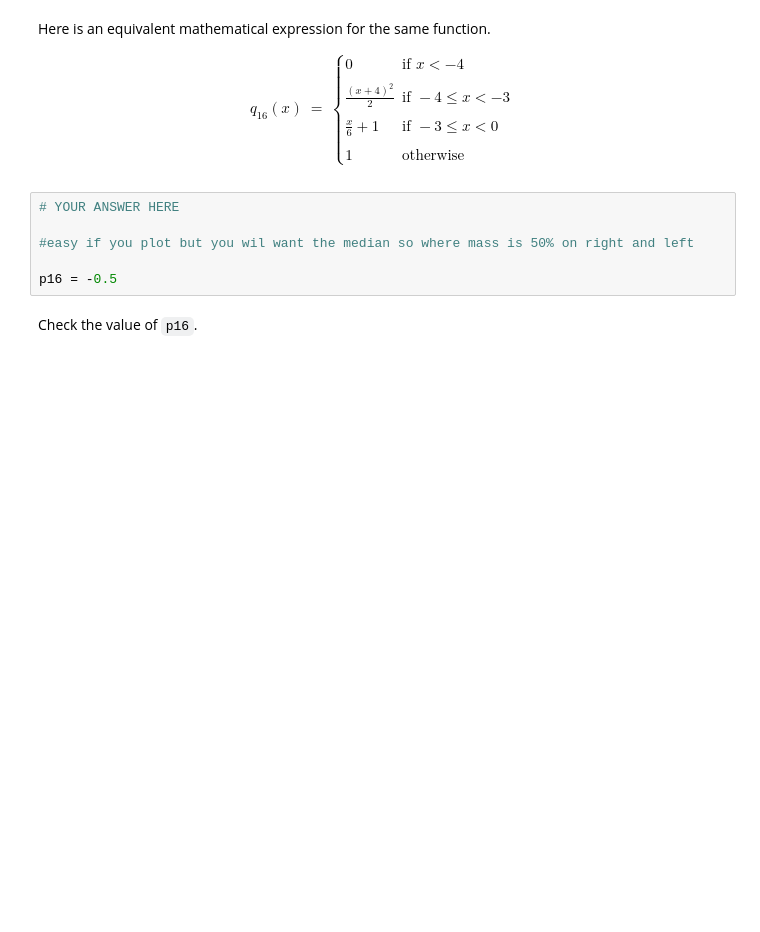
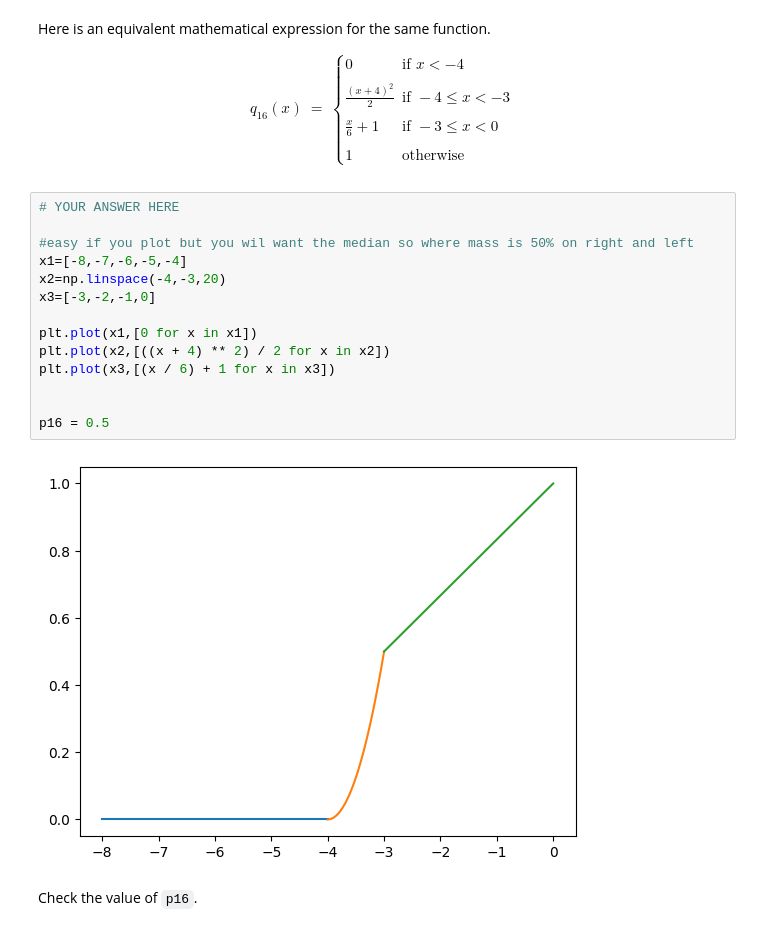
Before and after one commit to AL-Holmes/dx601-homework-05, a Jupyter notebook: homework.ipynb, the cells around one changed output. Drawn from its saved outputs; the diff is of its cells as text; blank space fills up the shorter version.

```diff
--- a/homework.ipynb
+++ b/homework.ipynb
@@ -500,9 +518,19 @@ q_{16}(x) & = & \begin{cases}
 # %%
 # YOUR ANSWER HERE
 
 #easy if you plot but you wil want the median so where mass is 50% on right and left
+x1=[-8,-7,-6,-5,-4]
+x2=np.linspace(-4,-3,20)
+x3=[-3,-2,-1,0]
 
-p16 = -0.5
+plt.plot(x1,[0 for x in x1])
+plt.plot(x2,[((x + 4) ** 2) / 2 for x in x2])
+plt.plot(x3,[(x / 6) + 1 for x in x3])
+
+
+p16 = 0.5
+# %% [output]
+[figure, added]
 # %% [markdown]
 Check the value of `p16`.
 # %%
```
Also changed, not shown: parts of 18 cells of this notebook.
